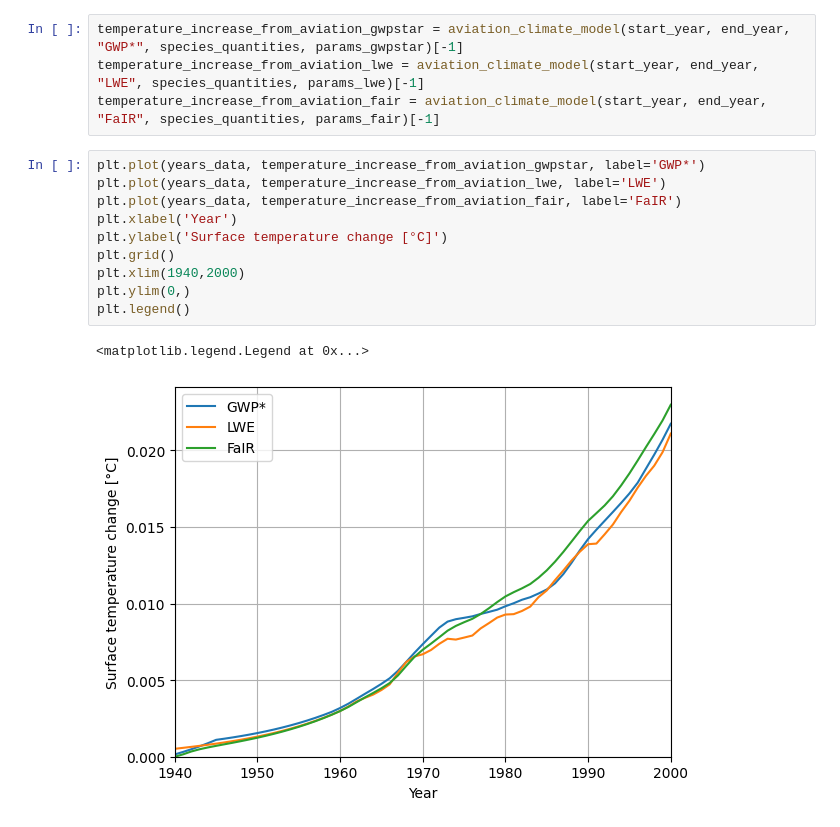
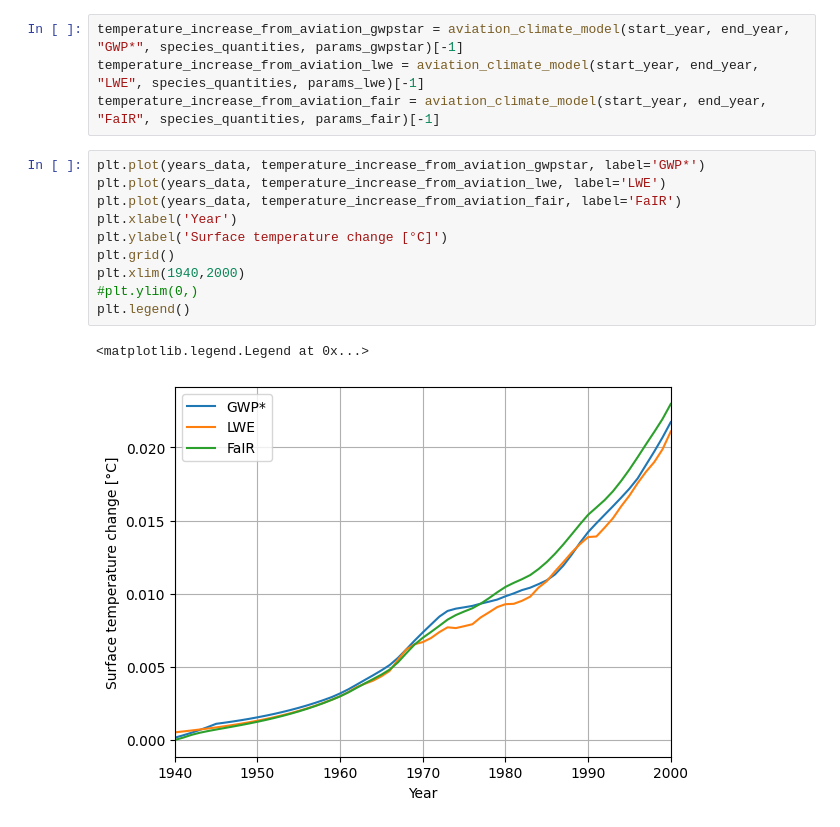
Before and after one commit to AeroMAPS/AeroCM, a Jupyter notebook: climate_models_comparison.ipynb, the cells around one changed output. Saved outputs shown, nothing was run; the diff lists cells and outputs as text.

```diff
--- a/climate_models_comparison.ipynb
+++ b/climate_models_comparison.ipynb
@@ -52,13 +56,13 @@ temperature_increase_from_aviation_fair = aviation_climate_model(start_year, end
 # %%
 plt.plot(years_data, temperature_increase_from_aviation_gwpstar, label='GWP*')
 plt.plot(years_data, temperature_increase_from_aviation_lwe, label='LWE')
 plt.plot(years_data, temperature_increase_from_aviation_fair, label='FaIR')
 plt.xlabel('Year')
 plt.ylabel('Surface temperature change [°C]')
 plt.grid()
 plt.xlim(1940,2000)
-plt.ylim(0,)
+#plt.ylim(0,)
 plt.legend()
 # %% [output]
 <matplotlib.legend.Legend at 0x...>
-[figure, old version]
+[figure, new version]
```
Also changed, not shown: parts of 1 cell of this notebook, 2 other files.
